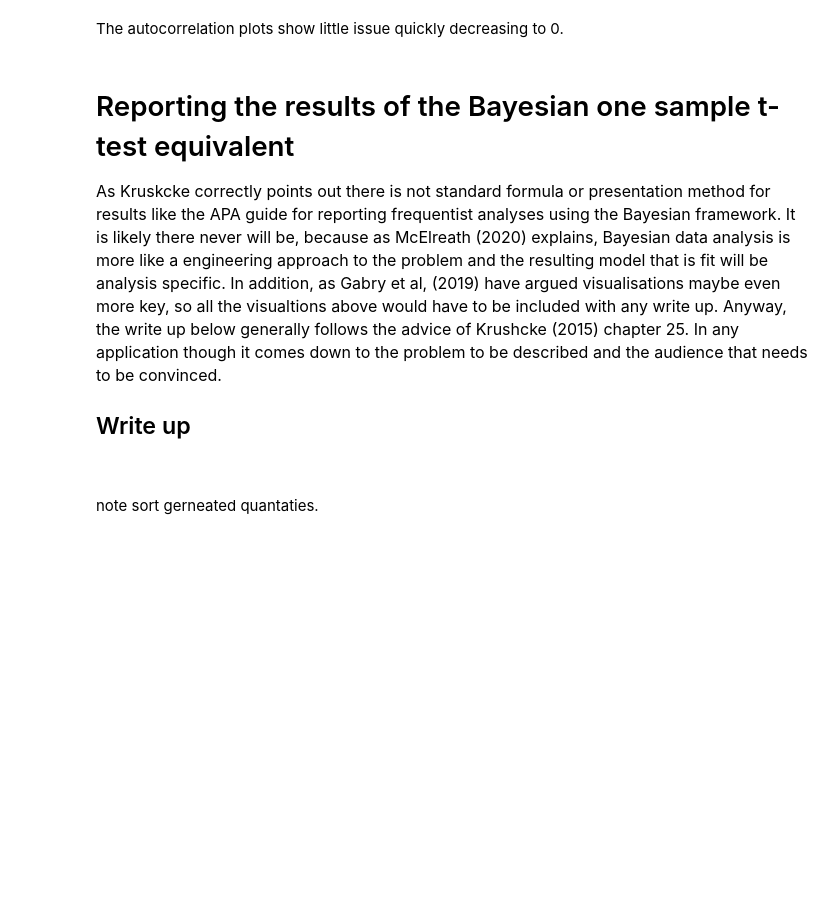
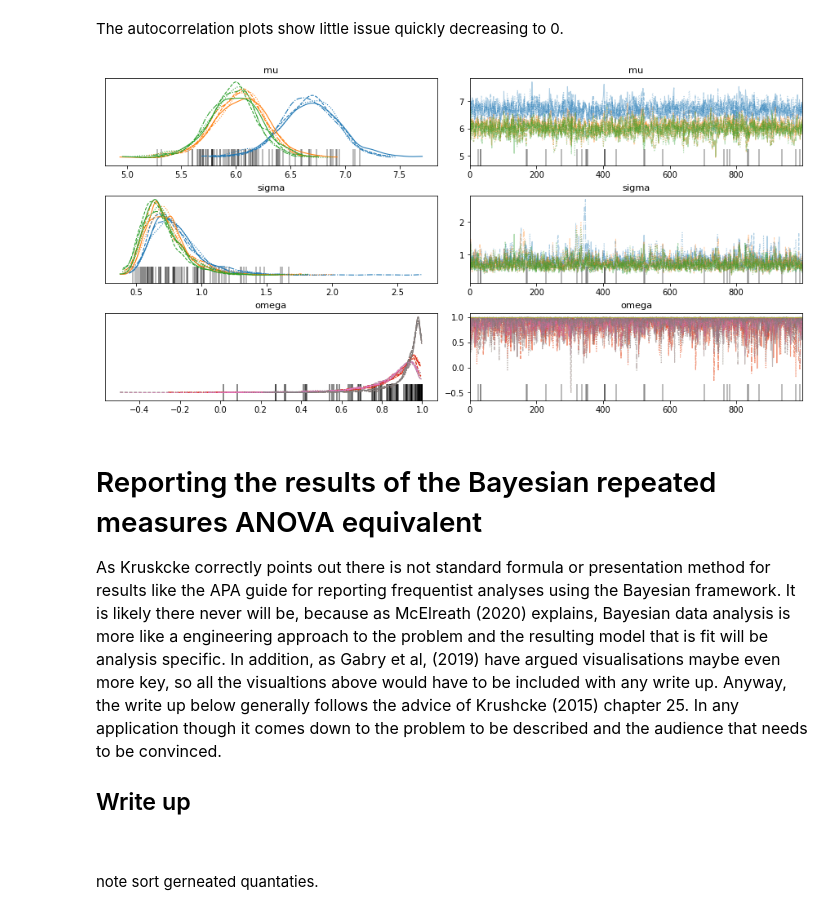
Before and after one commit to ebrlab/Statistical-methods-for-research-workers-bayes-for-psychologists-and-neuroscientists, a Jupyter notebook: wip/Within subject ANOVA.ipynb, the cells around one changed output. Cells and saved outputs as stored; diff of their text form; code cells hidden in the pictures; blank space fills up the shorter version.

```diff
--- a/wip/Within subject ANOVA.ipynb
+++ b/wip/Within subject ANOVA.ipynb
@@ -232,9 +224,11 @@ fit_df
 # %% [markdown]
 The autocorrelation plots show little issue quickly decreasing to 0.
 # %%
- #az.plot_trace(data = fit, var_names= ("mu", "sigma", "omega"));
+ az.plot_trace(data = fit, var_names= ("mu", "sigma", "omega"));
+# %% [output]
+[figure, added]
 # %% [markdown]
-# Reporting the results of the Bayesian one sample t-test equivalent
+# Reporting the results of the Bayesian repeated measures ANOVA equivalent
 
 <font size = "3">As Kruskcke correctly points out there is not standard formula or presentation method for results like the APA guide for reporting frequentist analyses using the Bayesian framework. It is likely there never will be, because as McElreath (2020) explains, Bayesian data analysis is more like a engineering approach to the problem and the resulting model that is fit will be analysis specific. In addition, as Gabry et al, (2019) have argued visualisations maybe even more key, so all the visualtions above would have to be included with any write up. Anyway, the write up below generally follows the advice of Krushcke (2015) chapter 25. In any application though it comes down to the problem to be described and the audience that needs to be convinced. </p><br/>
 
```
Also changed, not shown: parts of 9 cells of this notebook, 1 other file.
